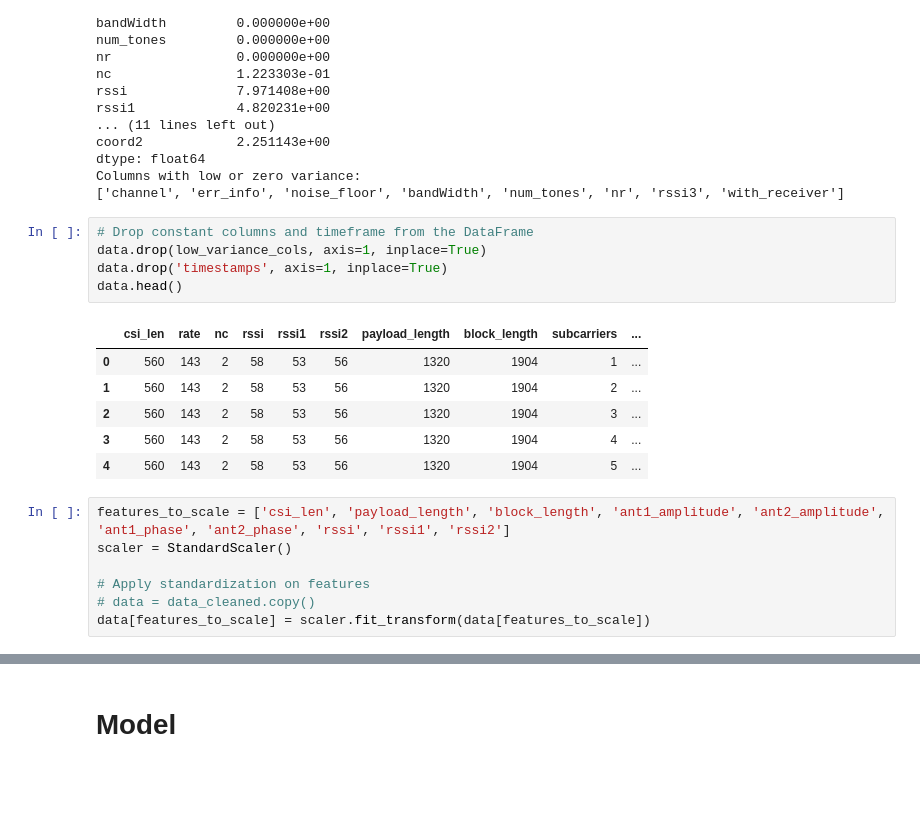
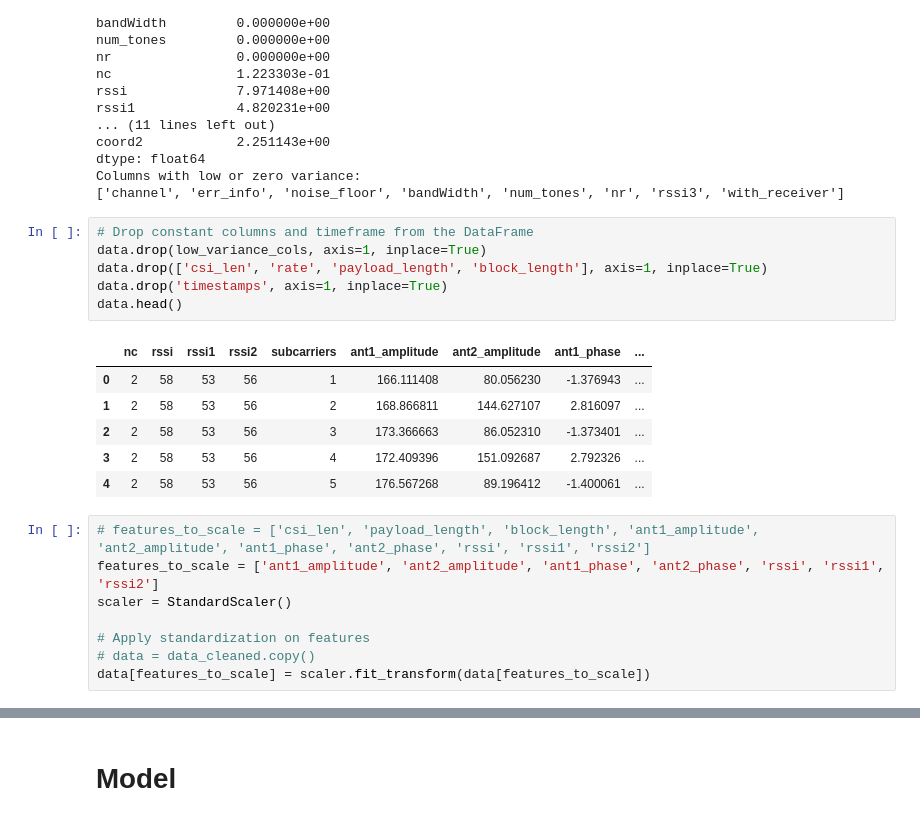
Before and after one commit to AX-0/wifi_localization, a Jupyter notebook: model.ipynb, the cells around one changed output, grey strips where cells are left out. Cells and saved outputs as stored; diff of their text form; blank space fills up the shorter version.

```diff
--- a/model.ipynb
+++ b/model.ipynb
@@ -89,17 +98,19 @@ Columns with low or zero variance:
 # %%
 # Drop constant columns and timeframe from the DataFrame
 data.drop(low_variance_cols, axis=1, inplace=True)
+data.drop(['csi_len', 'rate', 'payload_length', 'block_length'], axis=1, inplace=True)
 data.drop('timestamps', axis=1, inplace=True)
 data.head()
 # %% [output]
-|  | csi_len | rate | nc | rssi | rssi1 | rssi2 | payload_length | block_length | subcarriers | ... |
-| 0 | 560 | 143 | 2 | 58 | 53 | 56 | 1320 | 1904 | 1 | ... |
-| 1 | 560 | 143 | 2 | 58 | 53 | 56 | 1320 | 1904 | 2 | ... |
-| 2 | 560 | 143 | 2 | 58 | 53 | 56 | 1320 | 1904 | 3 | ... |
-| 3 | 560 | 143 | 2 | 58 | 53 | 56 | 1320 | 1904 | 4 | ... |
-| 4 | 560 | 143 | 2 | 58 | 53 | 56 | 1320 | 1904 | 5 | ... |
+|  | nc | rssi | rssi1 | rssi2 | subcarriers | ant1_amplitude | ant2_amplitude | ant1_phase | ... |
+| 0 | 2 | 58 | 53 | 56 | 1 | 166.111408 | 80.056230 | -1.376943 | ... |
+| 1 | 2 | 58 | 53 | 56 | 2 | 168.866811 | 144.627107 | 2.816097 | ... |
+| 2 | 2 | 58 | 53 | 56 | 3 | 173.366663 | 86.052310 | -1.373401 | ... |
+| 3 | 2 | 58 | 53 | 56 | 4 | 172.409396 | 151.092687 | 2.792326 | ... |
+| 4 | 2 | 58 | 53 | 56 | 5 | 176.567268 | 89.196412 | -1.400061 | ... |
 # %%
-features_to_scale = ['csi_len', 'payload_length', 'block_length', 'ant1_amplitude', 'ant2_amplitude', 'ant1_phase', 'ant2_phase', 'rssi', 'rssi1', 'rssi2']
+# features_to_scale = ['csi_len', 'payload_length', 'block_length', 'ant1_amplitude', 'ant2_amplitude', 'ant1_phase', 'ant2_phase', 'rssi', 'rssi1', 'rssi2']
+features_to_scale = ['ant1_amplitude', 'ant2_amplitude', 'ant1_phase', 'ant2_phase', 'rssi', 'rssi1', 'rssi2']
 scaler = StandardScaler()
 
 # Apply standardization on features
```
Also changed, not shown: parts of 34 cells of this notebook.
